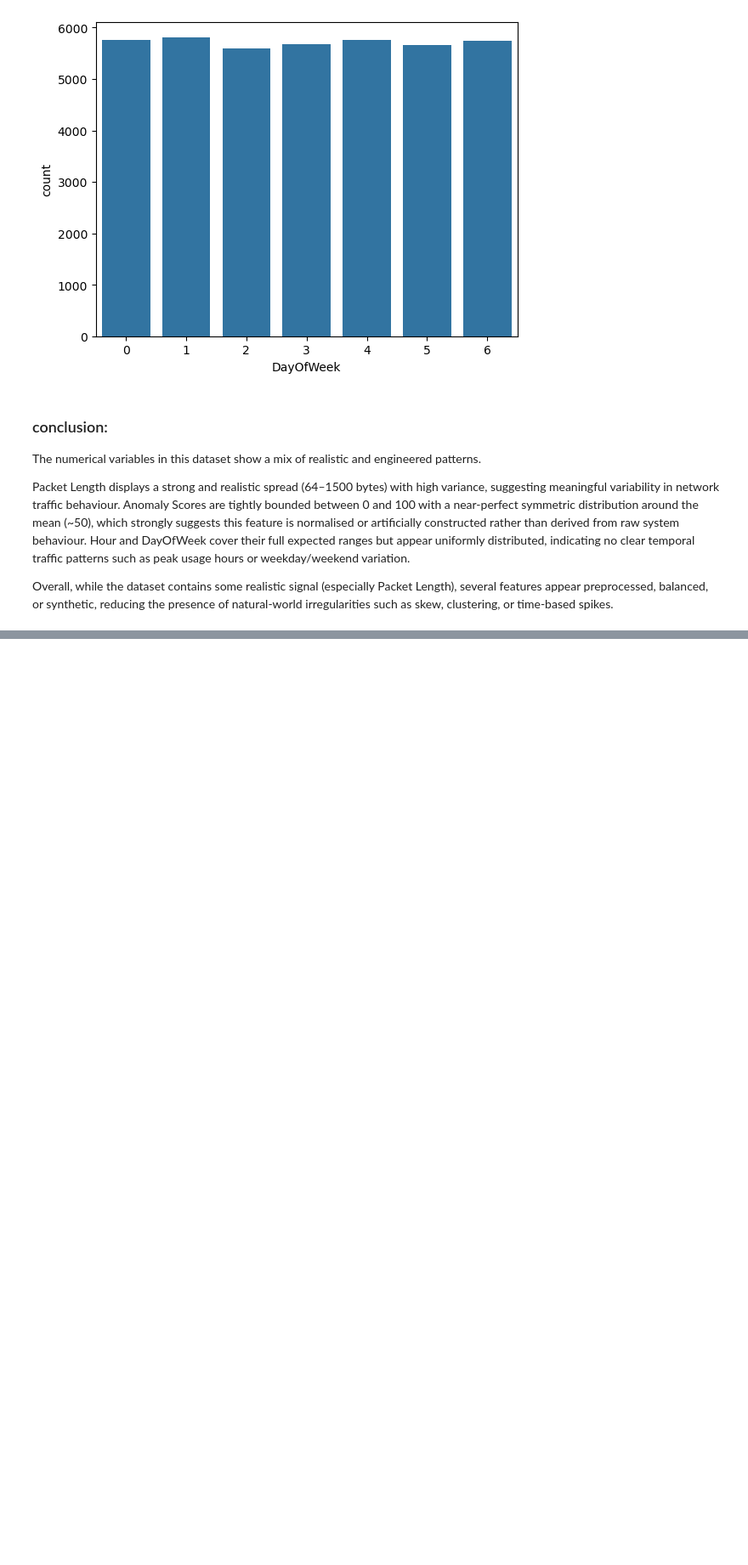
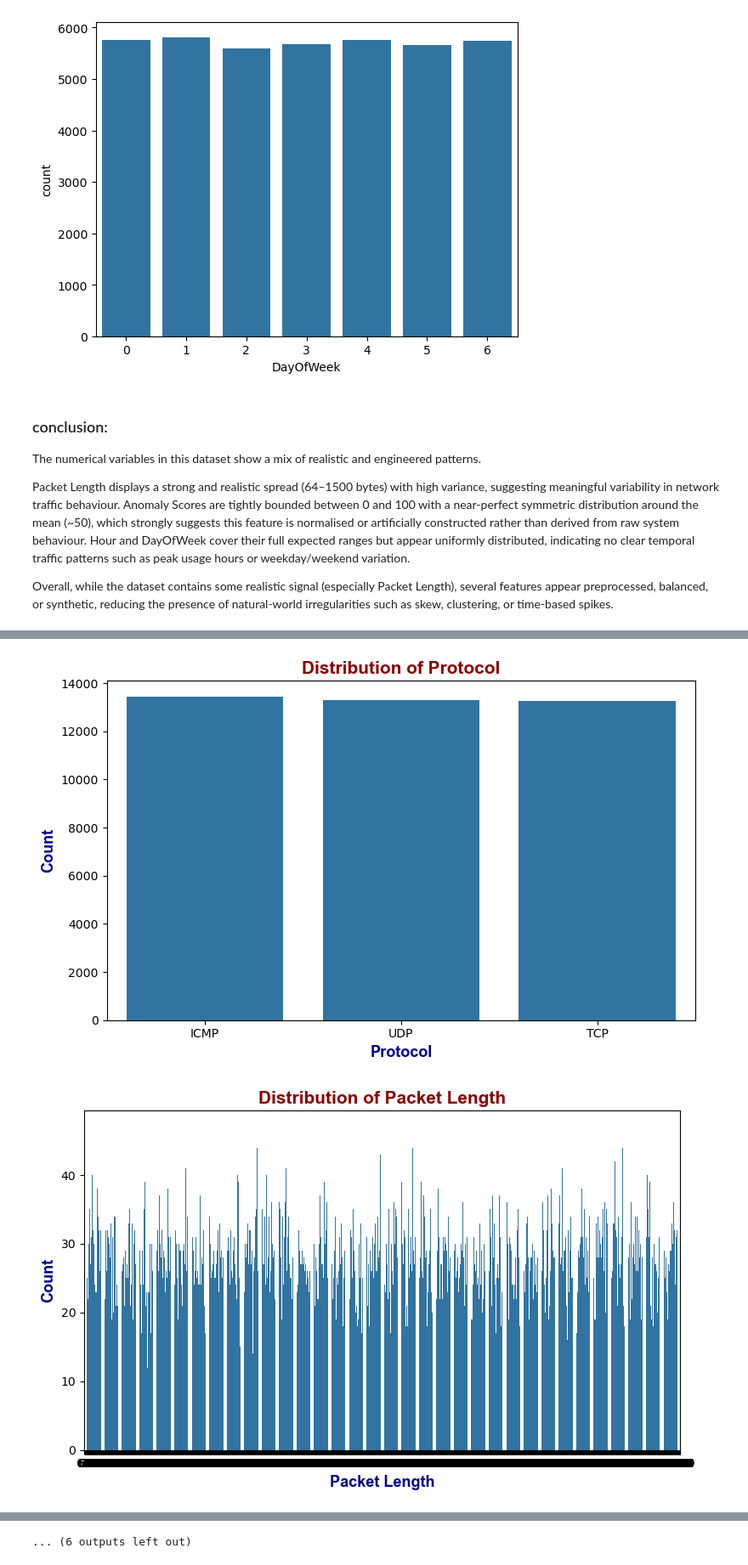
Before and after one commit to quangminh206lnh-collab/Network-attack-type-prediction-, a Jupyter notebook: notebooks/cybersecurity_analysis.ipynb, the cells around one changed output, grey strips where cells are left out. Shown at 85% size. Saved outputs shown, nothing was run; the diff lists cells and outputs as text; code cells hidden in the pictures; blank space fills up the shorter version.

```diff
--- a/notebooks/cybersecurity_analysis.ipynb
+++ b/notebooks/cybersecurity_analysis.ipynb
@@ -507,0 +520,18 @@ Overall, while the dataset contains some realistic signal (especially Packet Len
+# %%
+title_font = {"family": "arial", "color": "darkred", "weight": "bold", "size": 15}
+axis_font = {"family": "arial", "color": "darkblue", "weight": "bold", "size": 13}
+
+for col in df.columns:
+    plt.figure(figsize=(8, 5))
+
+    sns.countplot(x=df[col])  # better for distributions
+
+    plt.title(f"Distribution of {col}", fontdict=title_font)
+    plt.xlabel(col, fontdict=axis_font)
+    plt.ylabel("Count", fontdict=axis_font)
+
+    plt.tight_layout()
+    plt.show()
+# %% [output]
+[figure, added]
+[figure, added]
@@ -507,0 +548 @@ Overall, while the dataset contains some realistic signal (especially Packet Len
+... (6 outputs left out)
```
Also changed, not shown: parts of 5 cells of this notebook, 1 other file.
